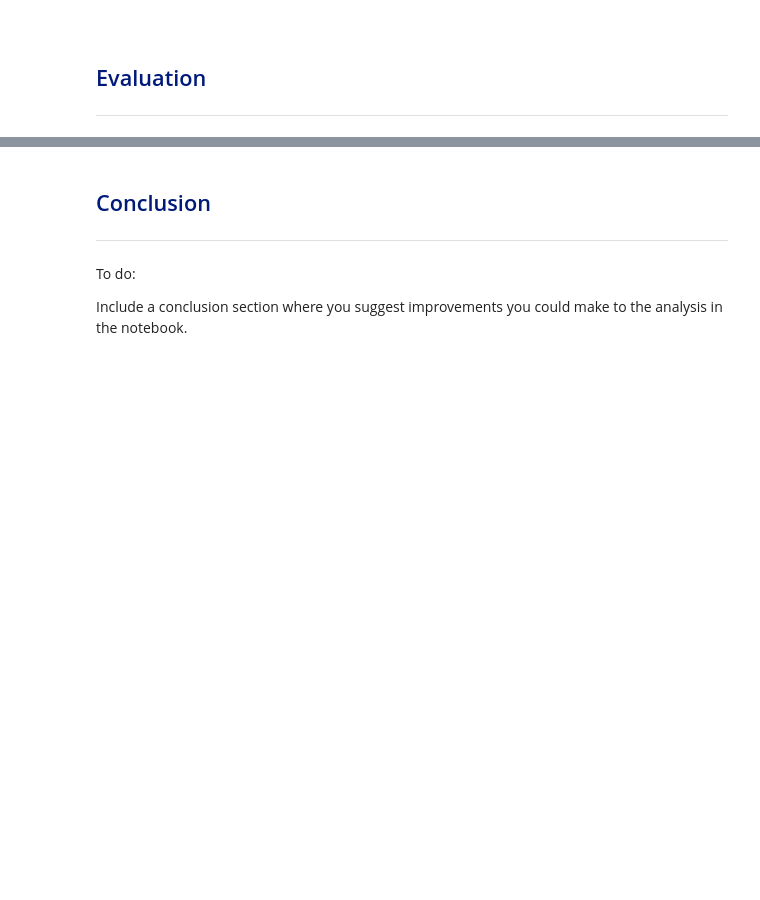
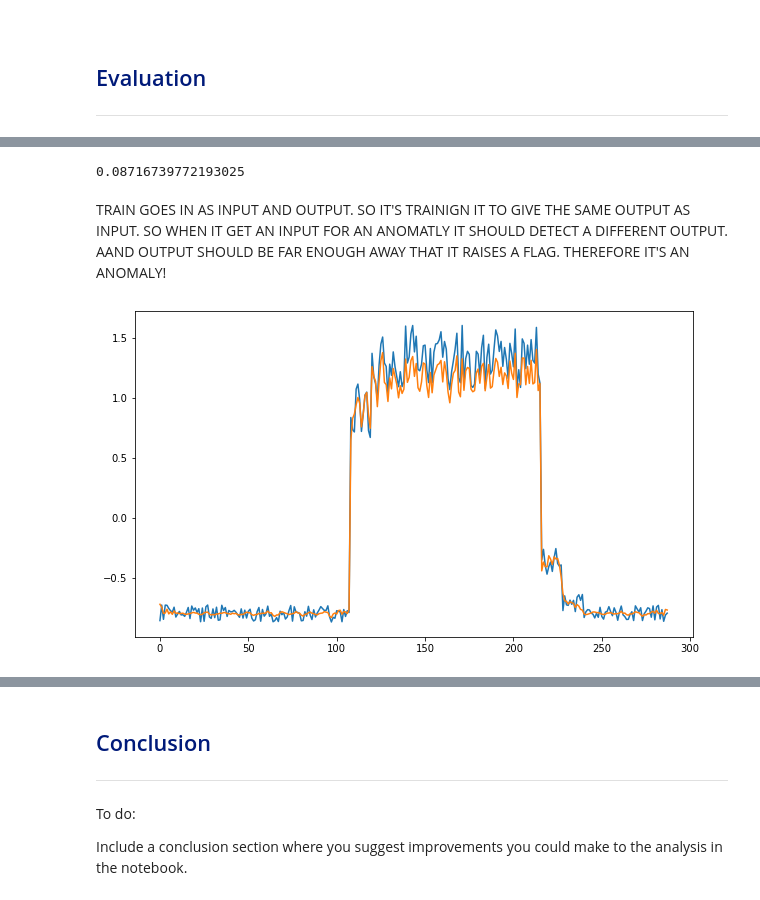
Before and after one commit to SarahMcN25/machine_stastics_assessment, a Jupyter notebook: anomaly-detection.ipynb, the cells around one changed output, grey strips where cells are left out. Drawn from its saved outputs; the diff is of its cells as text; code cells hidden in the pictures; blank space fills up the shorter version.

```diff
--- a/anomaly-detection.ipynb
+++ b/anomaly-detection.ipynb
@@ -774,0 +858,24 @@ Now both our data and model have been trained. The next step is the evaluation p
+# %%
+# Get reconstruction loss threshold.
+threshold = np.max(train_mae_loss)
+
+#
+threshold
+# %% [output]
+0.08716739772193025
+# %% [markdown]
+TRAIN GOES IN AS INPUT AND OUTPUT. SO IT'S TRAINIGN IT TO GIVE THE SAME OUTPUT AS INPUT. SO WHEN IT GET AN INPUT FOR AN ANOMATLY IT SHOULD DETECT A DIFFERENT OUTPUT. AAND OUTPUT SHOULD BE FAR ENOUGH AWAY THAT IT RAISES A FLAG. THEREFORE IT'S AN ANOMALY!
+# %%
+# PLOTTING TRAINING SET AGAINST WHAT THE NEURAL NETWROK IS
+# PREDICTING THE OUTPUT SHOULD BE
+
+#
+fig, ax = plt.subplots(figsize=(10, 6))
+
+#
+ax.plot(x_train[0])
+
+#
+ax.plot(x_train_pred[0]);
+# %% [output]
+[figure, added]
```
Also changed, not shown: parts of 24 cells of this notebook.
